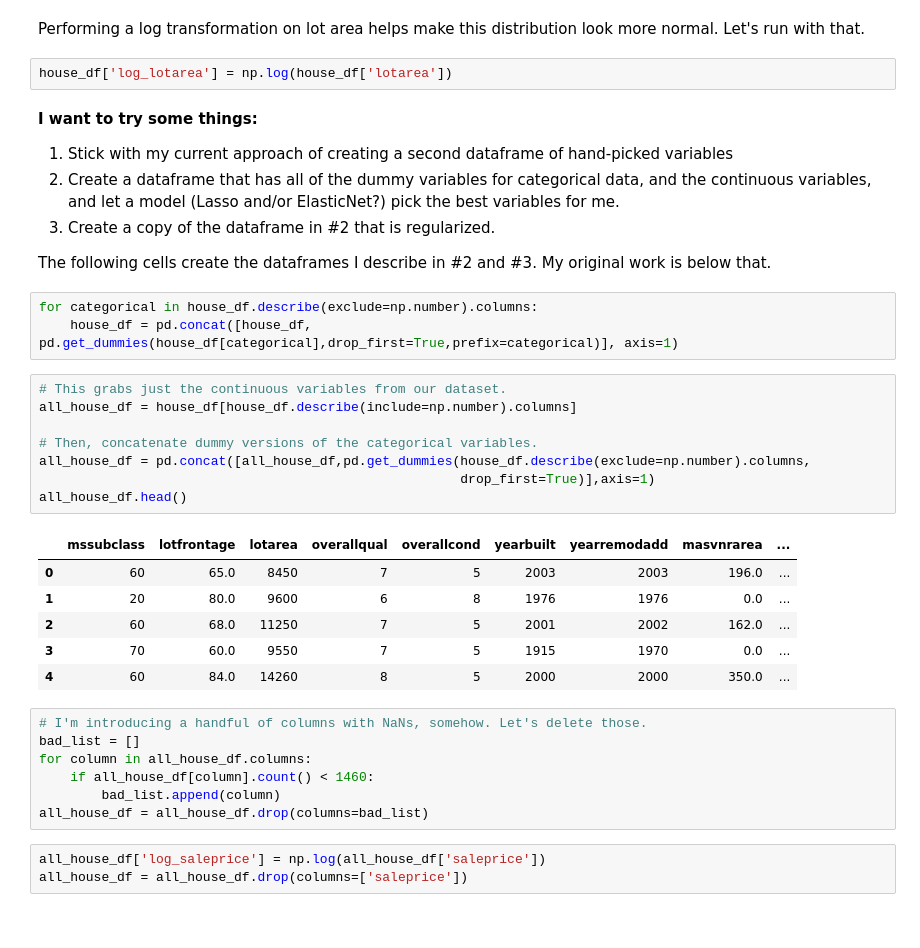
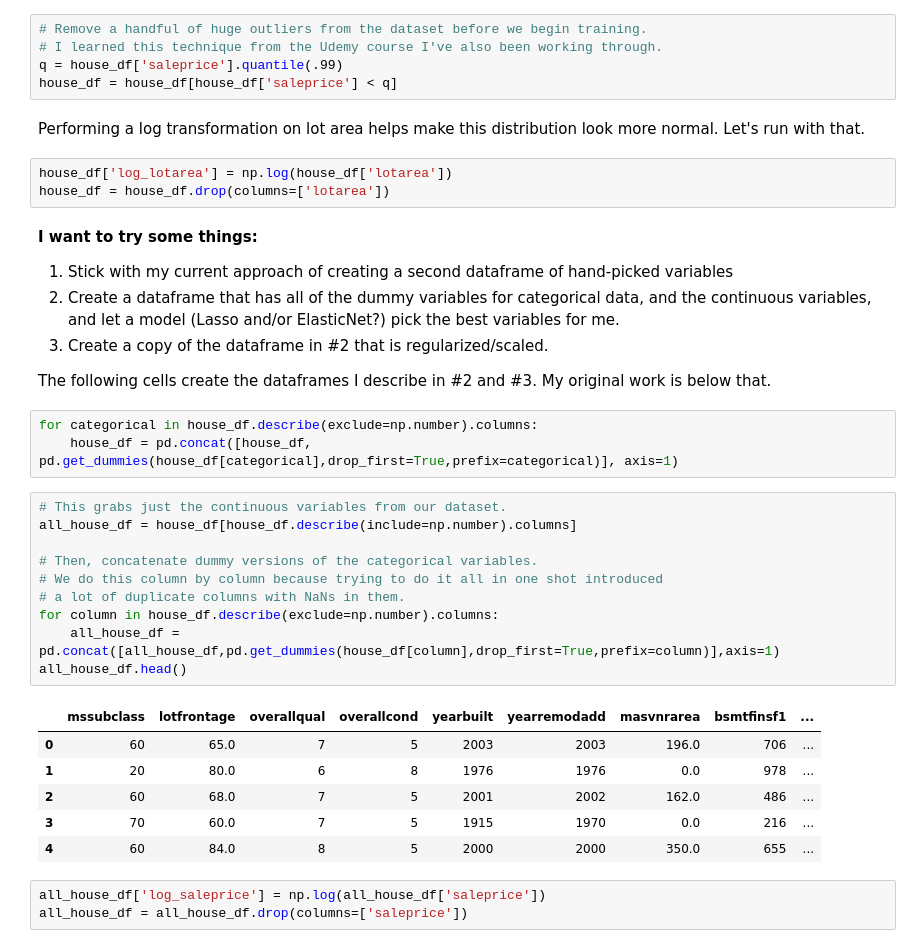
Before and after one commit to iamjeremybe/thinkful_data_science, a Jupyter notebook: Supervised learning - regression challenge/Thinkful - Supervised learning challenge - home prices.ipynb, the cells around one changed output. Saved outputs shown, nothing was run; the diff lists cells and outputs as text.

```diff
--- a/Supervised learning - regression challenge/Thinkful - Supervised learning challenge - home prices.ipynb
+++ b/Supervised learning - regression challenge/Thinkful - Supervised learning challenge - home prices.ipynb
@@ -138,15 +131,21 @@ house_df['garagecond'].fillna("NA",inplace=True)
 # %%
 # Dropping poorly populated or irrelevant variables
 house_df.drop(columns=['id','alley','electrical','poolqc','fence','miscfeature'],inplace=True)
+# %%
+# Remove a handful of huge outliers from the dataset before we begin training.
+# I learned this technique from the Udemy course I've also been working through.
+q = house_df['saleprice'].quantile(.99)
+house_df = house_df[house_df['saleprice'] < q]
 # %% [markdown]
 Performing a log transformation on lot area helps make this distribution look more normal. Let's run with that.
 # %%
 house_df['log_lotarea'] = np.log(house_df['lotarea'])
+house_df = house_df.drop(columns=['lotarea'])
 # %% [markdown]
 __I want to try some things:__
 1. Stick with my current approach of creating a second dataframe of hand-picked variables
 2. Create a dataframe that has all of the dummy variables for categorical data, and the continuous variables, and let a model (Lasso and/or ElasticNet?) pick the best variables for me.
-3. Create a copy of the dataframe in #2 that is regularized.
+3. Create a copy of the dataframe in #2 that is regularized/scaled.
 
 The following cells create the dataframes I describe in #2 and #3. My original work is below that.
 # %%
@@ -155,25 +154,20 @@ for categorical in house_df.describe(exclude=np.number).columns:
 # %%
 # This grabs just the continuous variables from our dataset.
 all_house_df = house_df[house_df.describe(include=np.number).columns]
 
 # Then, concatenate dummy versions of the categorical variables.
-all_house_df = pd.concat([all_house_df,pd.get_dummies(house_df.describe(exclude=np.number).columns,
-                                                      drop_first=True)],axis=1)
+# We do this column by column because trying to do it all in one shot introduced
+# a lot of duplicate columns with NaNs in them.
+for column in house_df.describe(exclude=np.number).columns:
+    all_house_df = pd.concat([all_house_df,pd.get_dummies(house_df[column],drop_first=True,prefix=column)],axis=1)
 all_house_df.head()
 # %% [output]
-|  | mssubclass | lotfrontage | lotarea | overallqual | overallcond | yearbuilt | yearremodadd | masvnrarea | ... |
-| 0 | 60 | 65.0 | 8450 | 7 | 5 | 2003 | 2003 | 196.0 | ... |
-| 1 | 20 | 80.0 | 9600 | 6 | 8 | 1976 | 1976 | 0.0 | ... |
-| 2 | 60 | 68.0 | 11250 | 7 | 5 | 2001 | 2002 | 162.0 | ... |
-| 3 | 70 | 60.0 | 9550 | 7 | 5 | 1915 | 1970 | 0.0 | ... |
-| 4 | 60 | 84.0 | 14260 | 8 | 5 | 2000 | 2000 | 350.0 | ... |
+|  | mssubclass | lotfrontage | overallqual | overallcond | yearbuilt | yearremodadd | masvnrarea | bsmtfinsf1 | ... |
+| 0 | 60 | 65.0 | 7 | 5 | 2003 | 2003 | 196.0 | 706 | ... |
+| 1 | 20 | 80.0 | 6 | 8 | 1976 | 1976 | 0.0 | 978 | ... |
+| 2 | 60 | 68.0 | 7 | 5 | 2001 | 2002 | 162.0 | 486 | ... |
+| 3 | 70 | 60.0 | 7 | 5 | 1915 | 1970 | 0.0 | 216 | ... |
+| 4 | 60 | 84.0 | 8 | 5 | 2000 | 2000 | 350.0 | 655 | ... |
-# %%
-# I'm introducing a handful of columns with NaNs, somehow. Let's delete those.
-bad_list = []
-for column in all_house_df.columns:
-    if all_house_df[column].count() < 1460:
-        bad_list.append(column)
-all_house_df = all_house_df.drop(columns=bad_list)
 # %%
 all_house_df['log_saleprice'] = np.log(all_house_df['saleprice'])
 all_house_df = all_house_df.drop(columns=['saleprice'])
```
Also changed, not shown: parts of 61 cells of this notebook.
